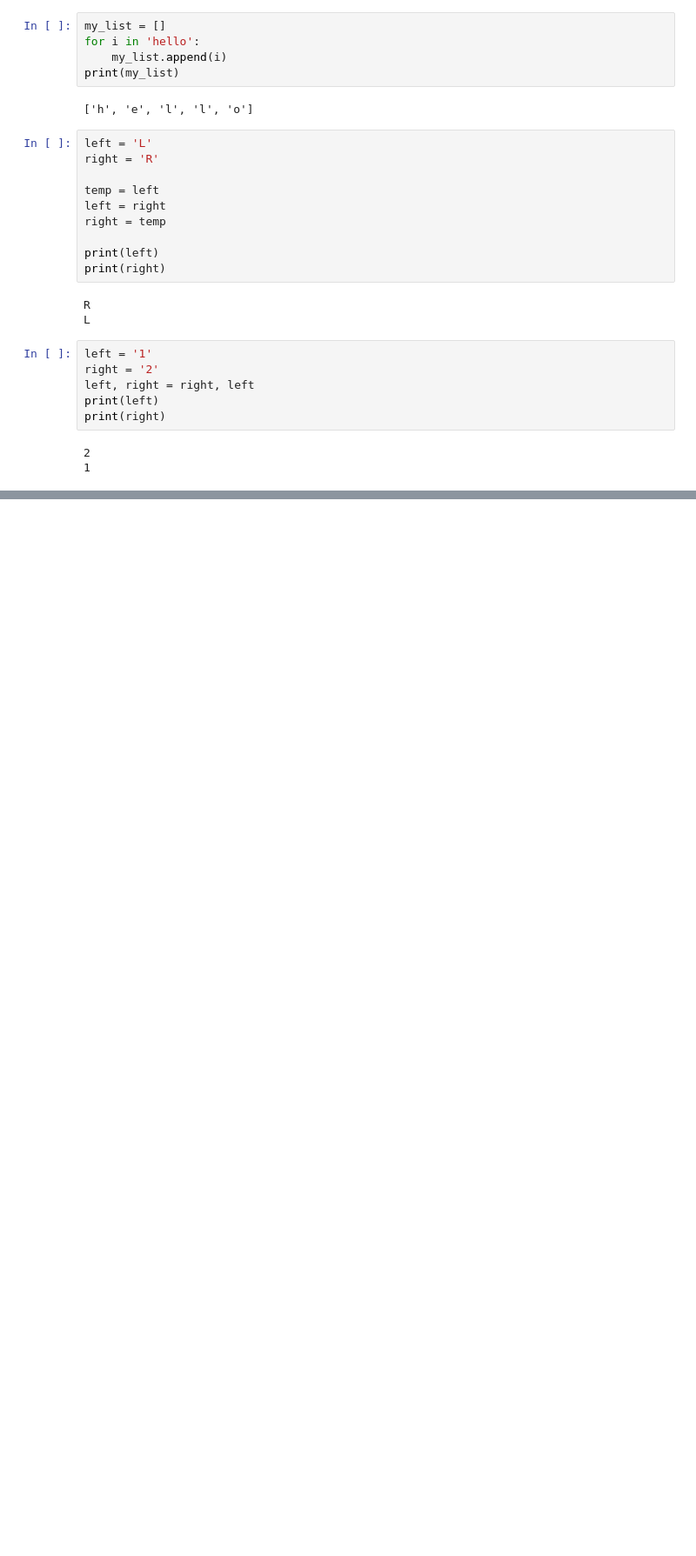
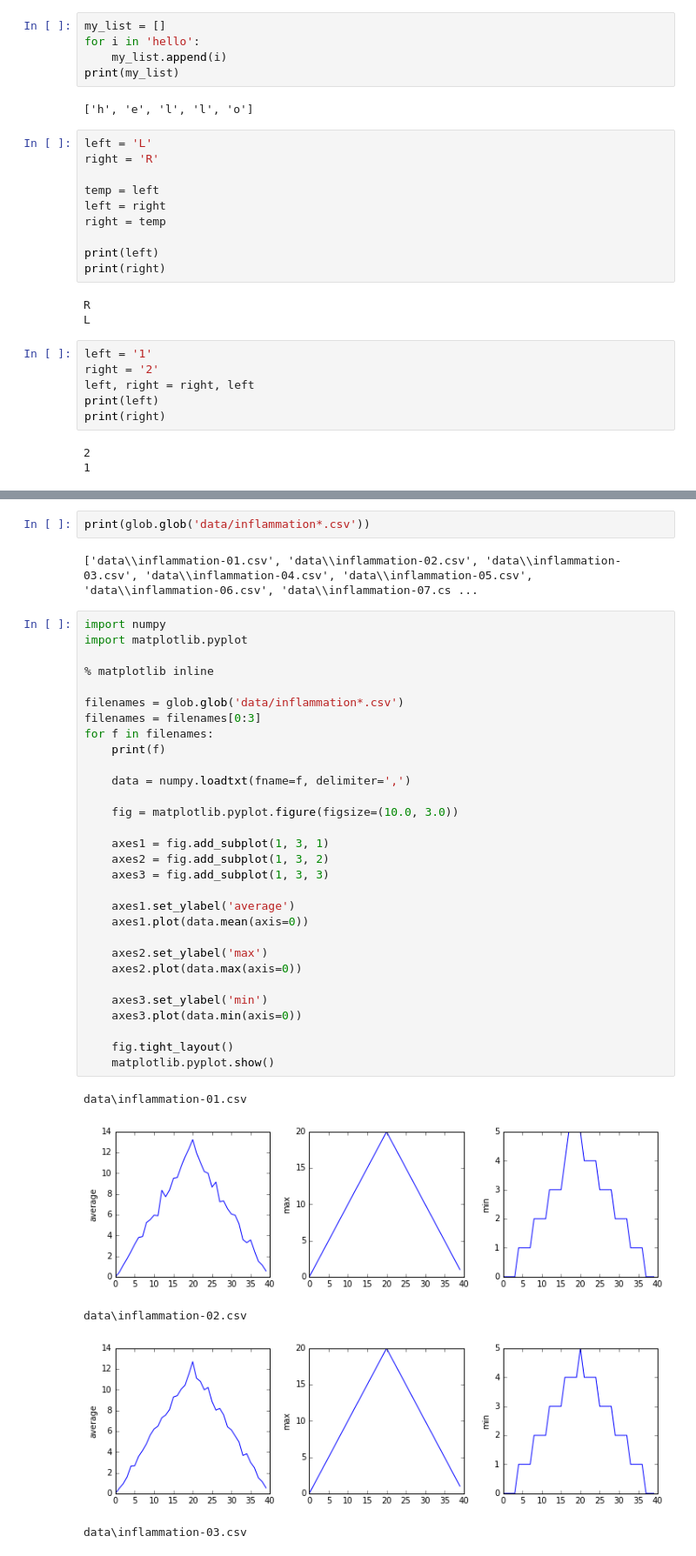
Before and after one commit to koptelovmax/gaussianprocess, a Jupyter notebook: Python/Learning_Python.ipynb, the cells around one changed output, grey strips where cells are left out. Shown at 87% size. Cells and saved outputs as stored; diff of their text form; blank space fills up the shorter version.

```diff
--- a/Python/Learning_Python.ipynb
+++ b/Python/Learning_Python.ipynb
@@ -407,0 +415,40 @@ print(right)
+# %%
+print(glob.glob('data/inflammation*.csv'))
+# %% [output]
+['data\\inflammation-01.csv', 'data\\inflammation-02.csv', 'data\\inflammation-03.csv', 'data\\inflammation-04.csv', 'data\\inflammation-05.csv', 'data\\inflammation-06.csv', 'data\\inflammation-07.cs ...
+# %%
+import numpy
+import matplotlib.pyplot
+
+% matplotlib inline
+
+filenames = glob.glob('data/inflammation*.csv')
+filenames = filenames[0:3]
+for f in filenames:
+    print(f)
+
+    data = numpy.loadtxt(fname=f, delimiter=',')
+
+    fig = matplotlib.pyplot.figure(figsize=(10.0, 3.0))
+
+    axes1 = fig.add_subplot(1, 3, 1)
+    axes2 = fig.add_subplot(1, 3, 2)
+    axes3 = fig.add_subplot(1, 3, 3)
+
+    axes1.set_ylabel('average')
+    axes1.plot(data.mean(axis=0))
+
+    axes2.set_ylabel('max')
+    axes2.plot(data.max(axis=0))
+
+    axes3.set_ylabel('min')
+    axes3.plot(data.min(axis=0))
+
+    fig.tight_layout()
+    matplotlib.pyplot.show()
+# %% [output]
+data\inflammation-01.csv
+[figure, added]
+data\inflammation-02.csv
+[figure, added]
+data\inflammation-03.csv
```
Also changed, not shown: parts of 80 cells of this notebook, 5 other files.
